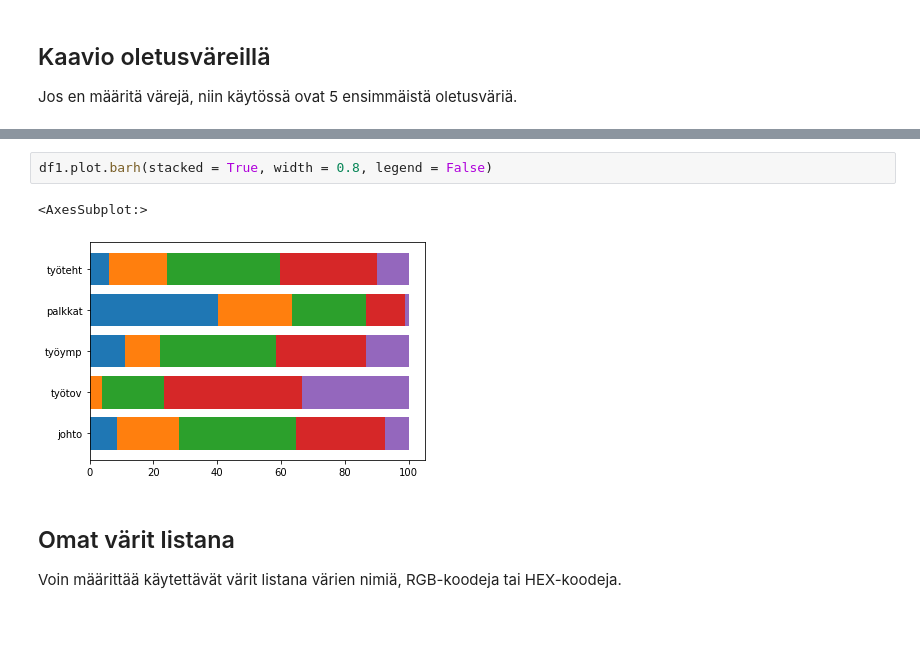
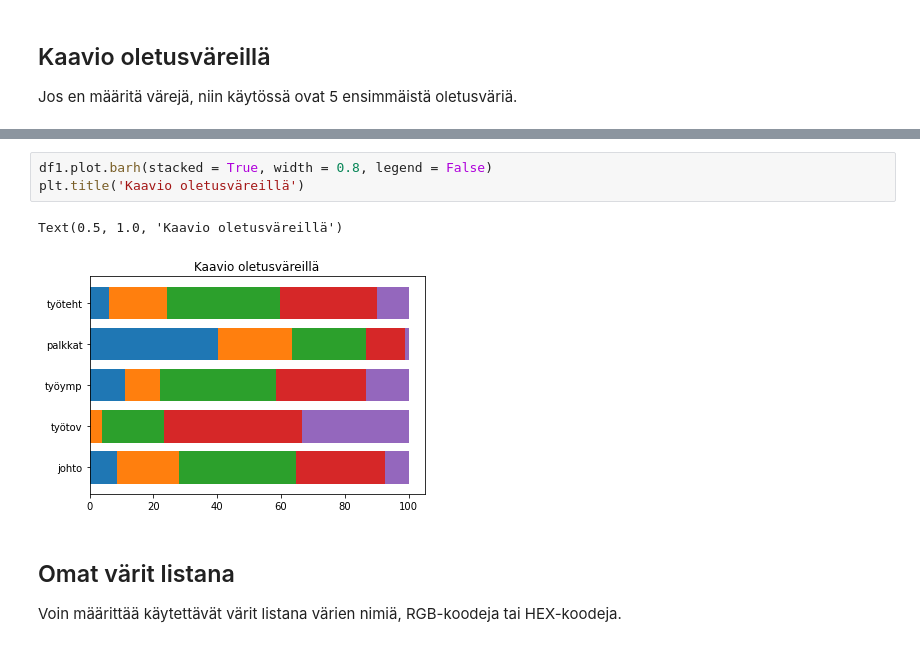
Before and after one commit to taanila/kaaviot, a Jupyter notebook: matplotlib4.ipynb, the cells around one changed output, grey strips where cells are left out. Drawn from its saved outputs; the diff is of its cells as text.

```diff
--- a/matplotlib4.ipynb
+++ b/matplotlib4.ipynb
@@ -63,8 +77,9 @@ Jos en määritä värejä, niin käytössä ovat 5 ensimmäistä oletusväriä.
 # %%
 df1.plot.barh(stacked = True, width = 0.8, legend = False)
+plt.title('Kaavio oletusväreillä')
 # %% [output]
-<AxesSubplot:>
+Text(0.5, 1.0, 'Kaavio oletusväreillä')
-[figure, old version]
+[figure, new version]
 # %% [markdown]
 <h2>Omat värit listana</h2>
 
```
Also changed, not shown: parts of 6 cells of this notebook.
